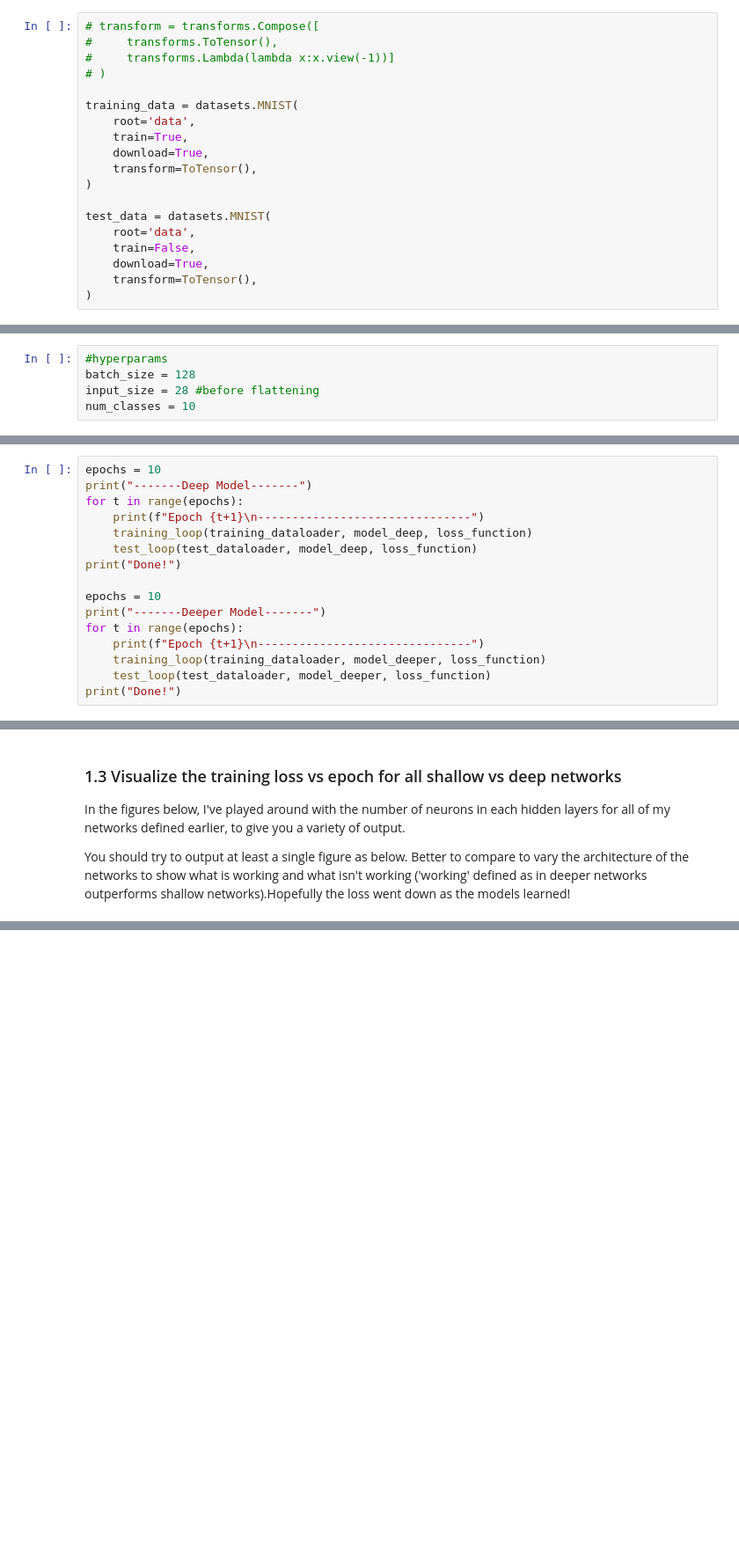
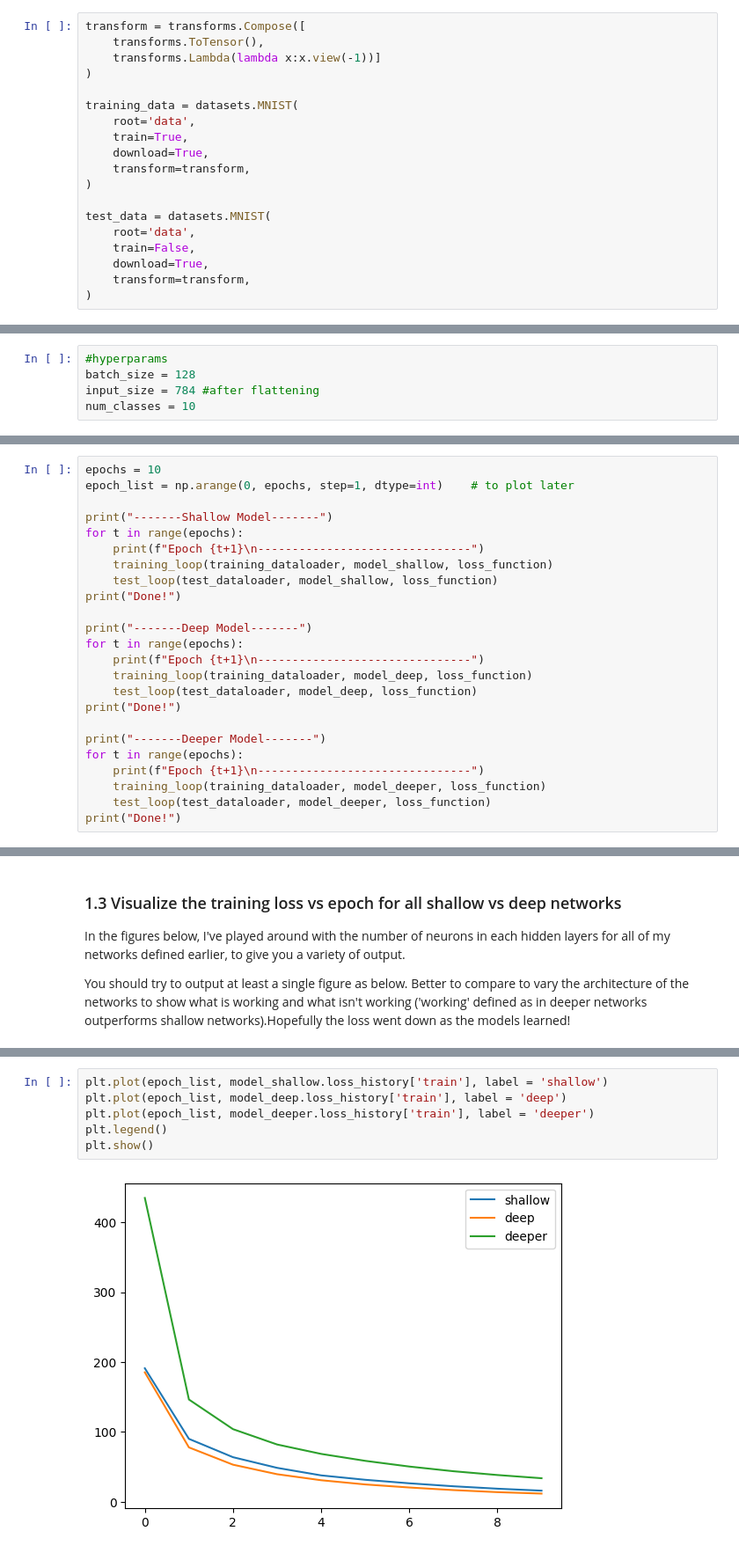
Before and after one commit to zyadzarin/WID3003-NeuralComputing_2022_2223, a Jupyter notebook: 07a_Assignment2_2022_23_question.ipynb, the cells around one changed output, grey strips where cells are left out. Shown at 88% size. Drawn from its saved outputs; the diff is of its cells as text; blank space fills up the shorter version.

```diff
--- a/07a_Assignment2_2022_23_question.ipynb
+++ b/07a_Assignment2_2022_23_question.ipynb
@@ -33,21 +36,21 @@ from torch import nn
 # %%
-# transform = transforms.Compose([
-#     transforms.ToTensor(),
-#     transforms.Lambda(lambda x:x.view(-1))]
-# )
+transform = transforms.Compose([
+    transforms.ToTensor(),
+    transforms.Lambda(lambda x:x.view(-1))]
+)
 
 training_data = datasets.MNIST(
     root='data',
     train=True,
     download=True,
-    transform=ToTensor(),
+    transform=transform,
 )
 
 test_data = datasets.MNIST(
     root='data',
     train=False,
     download=True,
-    transform=ToTensor(),
+    transform=transform,
 )
 # %%
 labels_map = {
@@ -78,7 +82,7 @@ plt.show()
 # %%
 #hyperparams
 batch_size = 128
-input_size = 28 #before flattening
+input_size = 784 #after flattening
 num_classes = 10
 # %%
 training_dataloader = DataLoader(training_data, batch_size = batch_size, shuffle = True)
@@ -243,5 +270,14 @@ Done!
 # %%
 epochs = 10
+epoch_list = np.arange(0, epochs, step=1, dtype=int)    # to plot later
+
+print("-------Shallow Model-------")
+for t in range(epochs):
+    print(f"Epoch {t+1}\n-------------------------------")
+    training_loop(training_dataloader, model_shallow, loss_function)
+    test_loop(test_dataloader, model_shallow, loss_function)
+print("Done!")
+
 print("-------Deep Model-------")
 for t in range(epochs):
     print(f"Epoch {t+1}\n-------------------------------")
@@ -249,7 +285,6 @@ for t in range(epochs):
     test_loop(test_dataloader, model_deep, loss_function)
 print("Done!")
 
-epochs = 10
 print("-------Deeper Model-------")
 for t in range(epochs):
     print(f"Epoch {t+1}\n-------------------------------")
@@ -289,3 +337,11 @@ You should try to output at least a single figure as below. Better to compare to
+# %%
+plt.plot(epoch_list, model_shallow.loss_history['train'], label = 'shallow')
+plt.plot(epoch_list, model_deep.loss_history['train'], label = 'deep')
+plt.plot(epoch_list, model_deeper.loss_history['train'], label = 'deeper')
+plt.legend()
+plt.show()
+# %% [output]
+[figure, added]
 # %% [markdown]
 ### 1.4 Evaluation of trained model on trained data
 
```
Also changed, not shown: parts of 10 cells of this notebook.
